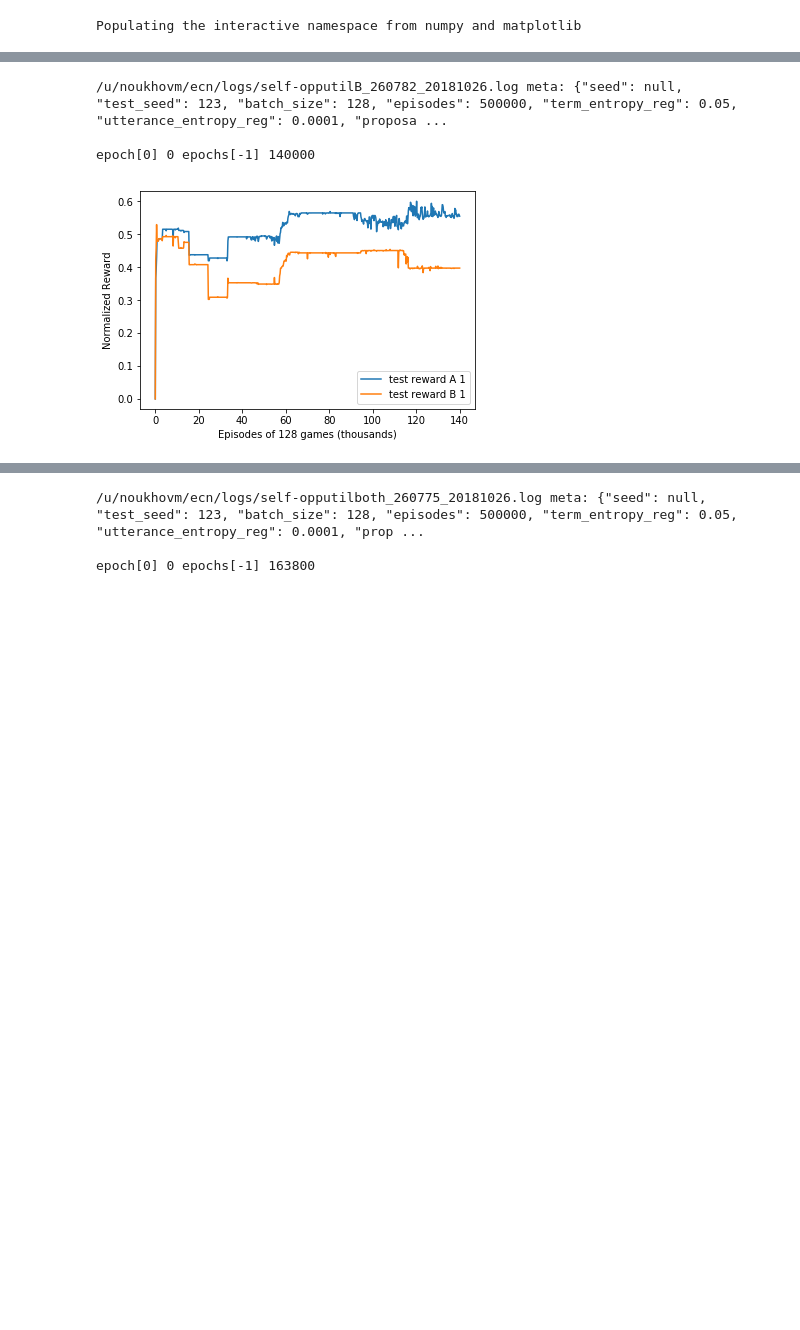
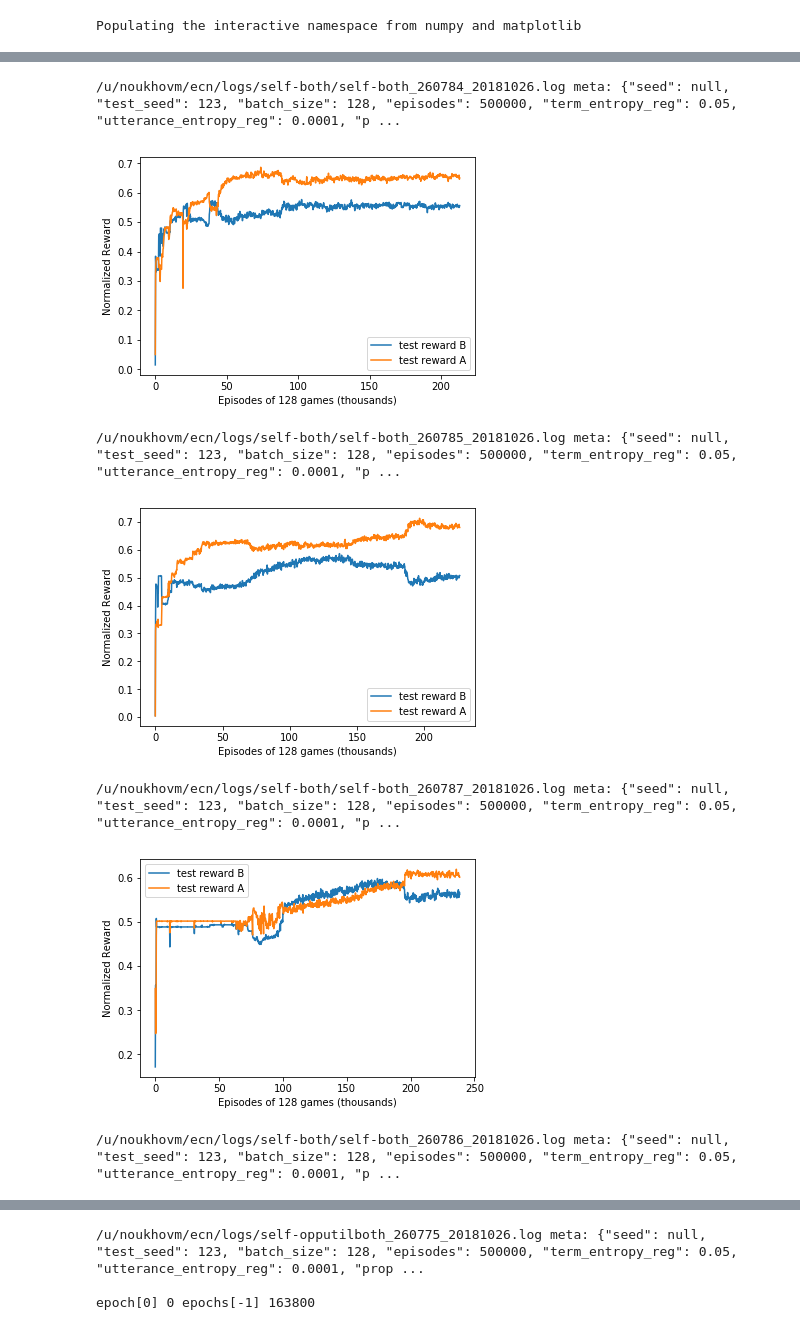
Before and after one commit to mnoukhov/ecn, a Jupyter notebook: notebooks/experiments.ipynb, the cells around one changed output, grey strips where cells are left out. Drawn from its saved outputs; the diff is of its cells as text; code cells hidden in the pictures; blank space fills up the shorter version.

Commit message:
better plotting

```diff
--- a/notebooks/experiments.ipynb
+++ b/notebooks/experiments.ipynb
@@ -6,7 +7,7 @@ from plot_graphs import plot_reward
 # %% [output]
 Populating the interactive namespace from numpy and matplotlib
 # %%
-logdir = '/u/noukhovm/ecn/logs'
+logdir = '/u/noukhovm/ecn/logs/'
 # %%
 logfile = 'self-opputilA_260773_20181026.log'
 plot_reward(os.path.join(logdir, logfile), show_train=False, show_both=False, title='Force Comm A')
@@ -30,12 +20,11 @@ epoch[0] 0 epochs[-1] 163800
-# %%
-logfile = 'self-opputilA_260773_20181026.log'
-plot_reward(os.path.join(logdir, logfile), show_train=False, show_both=False, title='Force Comm A')
-logfile = 'self-opputilB_260782_20181026.log'
-plot_reward(os.path.join(logdir, logfile), show_train=False, show_both=False, title='Force Comm B')
-logfile = 'self-opputilboth_260775_20181026.log'
-plot_reward(os.path.join(logdir, logfile), show_train=False, show_both=False, title='Force Comm Both')
-# %% [output]
-/u/noukhovm/ecn/logs/self-opputilB_260782_20181026.log meta: {"seed": null, "test_seed": 123, "batch_size": 128, "episodes": 500000, "term_entropy_reg": 0.05, "utterance_entropy_reg": 0.0001, "proposa ...
-
-epoch[0] 0 epochs[-1] 140000
-[figure, removed]
+# %%
+folder = 'self-both'
+plot_folder(os.path.join(logdir, folder), show_both=False)
+# %% [output]
+/u/noukhovm/ecn/logs/self-both/self-both_260784_20181026.log meta: {"seed": null, "test_seed": 123, "batch_size": 128, "episodes": 500000, "term_entropy_reg": 0.05, "utterance_entropy_reg": 0.0001, "p ...
+[figure, added]
+/u/noukhovm/ecn/logs/self-both/self-both_260785_20181026.log meta: {"seed": null, "test_seed": 123, "batch_size": 128, "episodes": 500000, "term_entropy_reg": 0.05, "utterance_entropy_reg": 0.0001, "p ...
+[figure, added]
+/u/noukhovm/ecn/logs/self-both/self-both_260787_20181026.log meta: {"seed": null, "test_seed": 123, "batch_size": 128, "episodes": 500000, "term_entropy_reg": 0.05, "utterance_entropy_reg": 0.0001, "p ...
+[figure, added]
+/u/noukhovm/ecn/logs/self-both/self-both_260786_20181026.log meta: {"seed": null, "test_seed": 123, "batch_size": 128, "episodes": 500000, "term_entropy_reg": 0.05, "utterance_entropy_reg": 0.0001, "p ...
```
Also changed, not shown: parts of 3 cells of this notebook, 2 other files.
